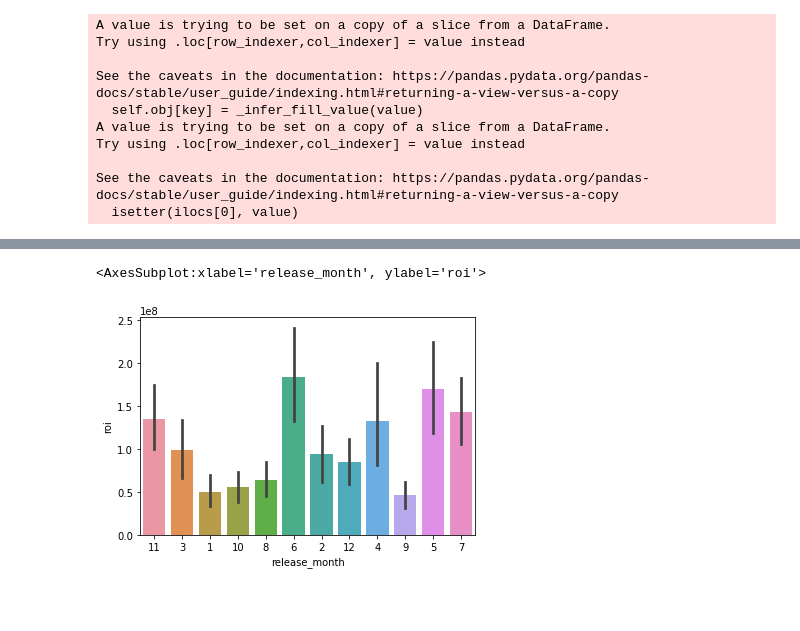
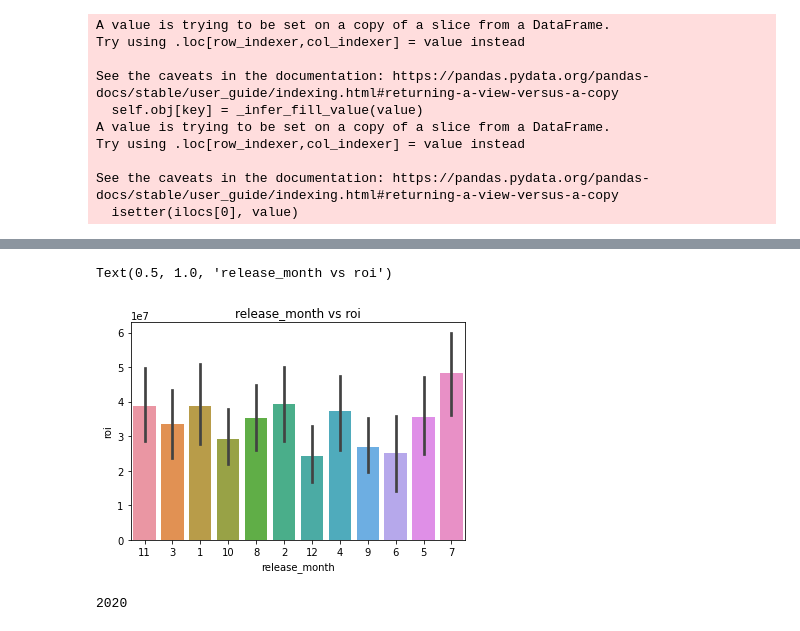
Before and after one commit to kaiuechi/flatiron-movie-analysis, a Jupyter notebook: EDA.ipynb, the cells around one changed output, grey strips where cells are left out. Saved outputs shown, nothing was run; the diff lists cells and outputs as text; code cells hidden in the pictures; blank space fills up the shorter version.

Commit message:
start work on analysis notebook

```diff
--- a/EDA.ipynb
+++ b/EDA.ipynb
@@ -741,7 +733,7 @@ df.loc[df['foreign_gross'] == 0]
 |  | title_year | primary_title | original_title | start_year | runtime_minutes | genres | documentary | ... |
 # %%
 #not super clear, gonna drop em
-df.drop(df.loc[~df['domestic_gross'].isnull() & df['foreign_gross'].isnull()].index, inplace=True)
+df.drop(df.loc[df['worldwide_gross'].isna() & (~df['domestic_gross'].isnull() & df['foreign_gross'].isnull())].index, inplace=True)
 #stack says this is how to do this, should check if there is a cleaner way
 df
 # %% [output]
@@ -1071,7 +1063,7 @@ gross_out = getOutlierRange(df['total_gross'])
 df_dropOutliers = df[~( (df['total_gross'] < gross_out[0]) | (df['total_gross'] > gross_out[1]) )]
 
 roi_out = getOutlierRange(df_dropOutliers['roi'])
-df_dropOutliers = df_dropOutliers[~( (df_dropOutliers['roi'] < gross_out[0]) | (df_dropOutliers['roi'] > gross_out[1]) )]
+df_dropOutliers = df_dropOutliers[~( (df_dropOutliers['roi'] < roi_out[0]) | (df_dropOutliers['roi'] > roi_out[1]) )]
 
 df_dropOutliers
 # %% [output]
@@ -1239,5 +1235,5 @@ month_avgs
 # %%
-sns.barplot(x='release_month', y='roi', data=df_month)
+sns.barplot(x='release_month', y='roi', data=df_month).set_title('release_month vs roi')
 # %% [output]
-<AxesSubplot:xlabel='release_month', ylabel='roi'>
+Text(0.5, 1.0, 'release_month vs roi')
-[figure, old version]
+[figure, new version]
@@ -1245,0 +1240,4 @@ sns.barplot(x='release_month', y='roi', data=df_month)
+# %%
+df_dropOutliers['start_year'].max()
+# %% [output]
+2020
```
Also changed, not shown: parts of 13 cells of this notebook.
